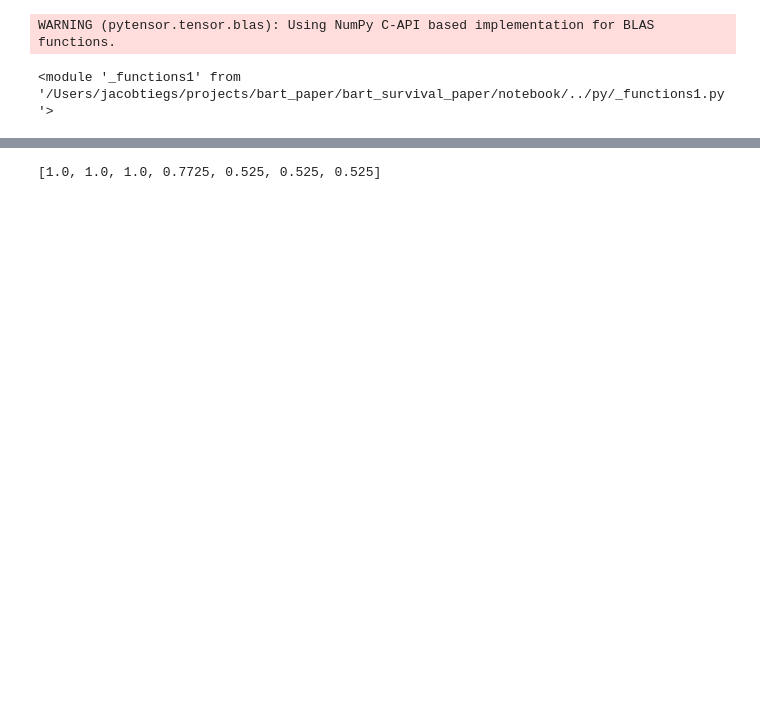
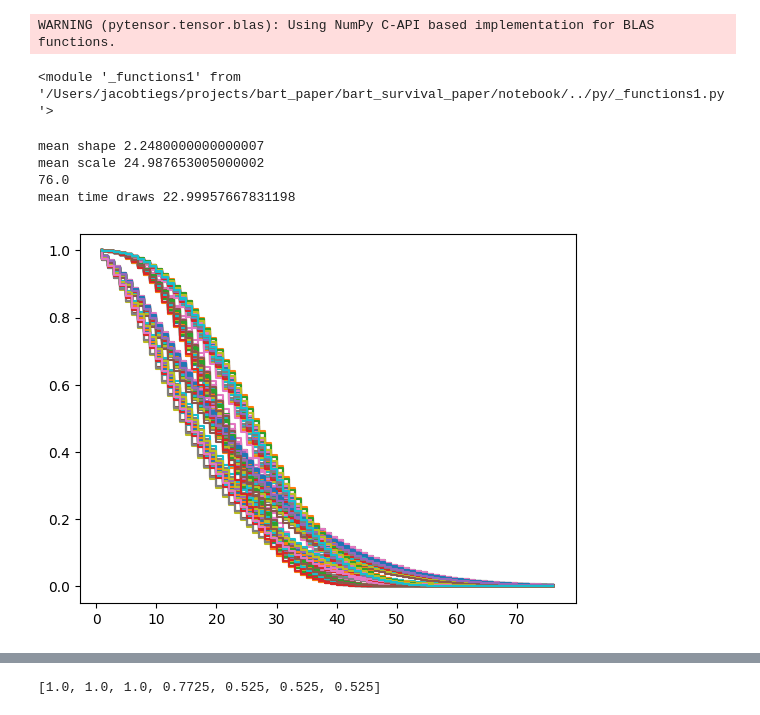
Before and after one commit to CDCgov/BART-Survival, a Jupyter notebook: notebook/functions3.ipynb, the cells around one changed output, grey strips where cells are left out. Cells and saved outputs as stored; diff of their text form; code cells hidden in the pictures; blank space fills up the shorter version.

```diff
--- a/notebook/functions3.ipynb
+++ b/notebook/functions3.ipynb
@@ -91,6 +91,17 @@ SDICT = {
 importlib.reload(fn)
 # %% [output]
 <module '_functions1' from '/Users/jacobtiegs/projects/bart_paper/bart_survival_paper/notebook/../py/_functions1.py'>
+# %%
+rng = np.random.default_rng(99)
+scenario, x_mat, event_dict, sv_true, sv_scale_true = fn.get_sim(rng,N, **SCENARIO)
+for i in range(200):
+	plt.step(sv_true["true_times"], sv_true["sv_true"][i,:])
+# %% [output]
+mean shape 2.2480000000000007
+mean scale 24.987653005000002
+76.0
+mean time draws 22.99957667831198
+[figure, added]
 # %%
 # meta, sv_true, pb_sv = fn.sim_prm_1s(
 # x_mat, event_dict, sv_true = fn.sim_prm_1s(
```
Also changed, not shown: parts of 3 cells of this notebook, 12 other files.
